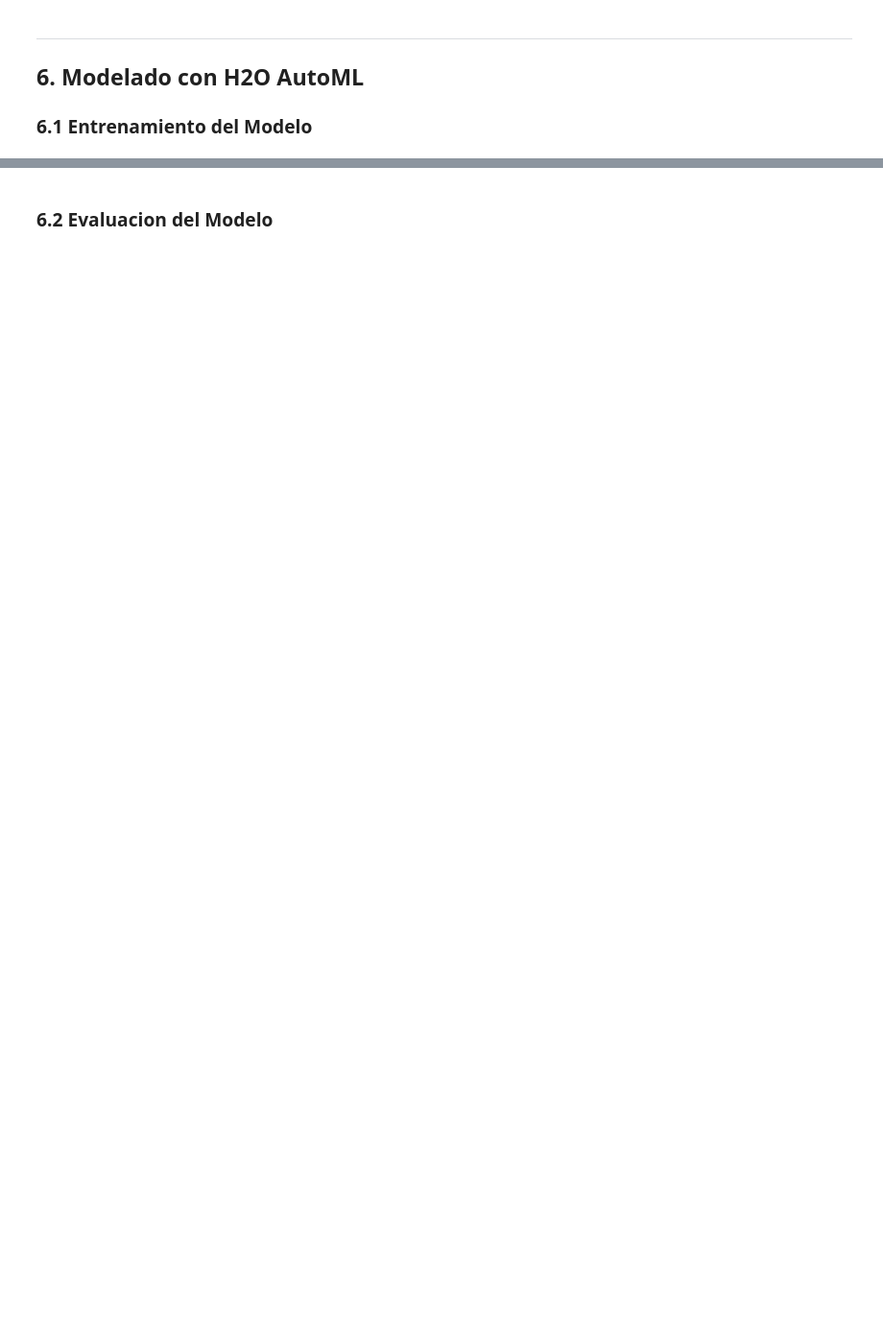
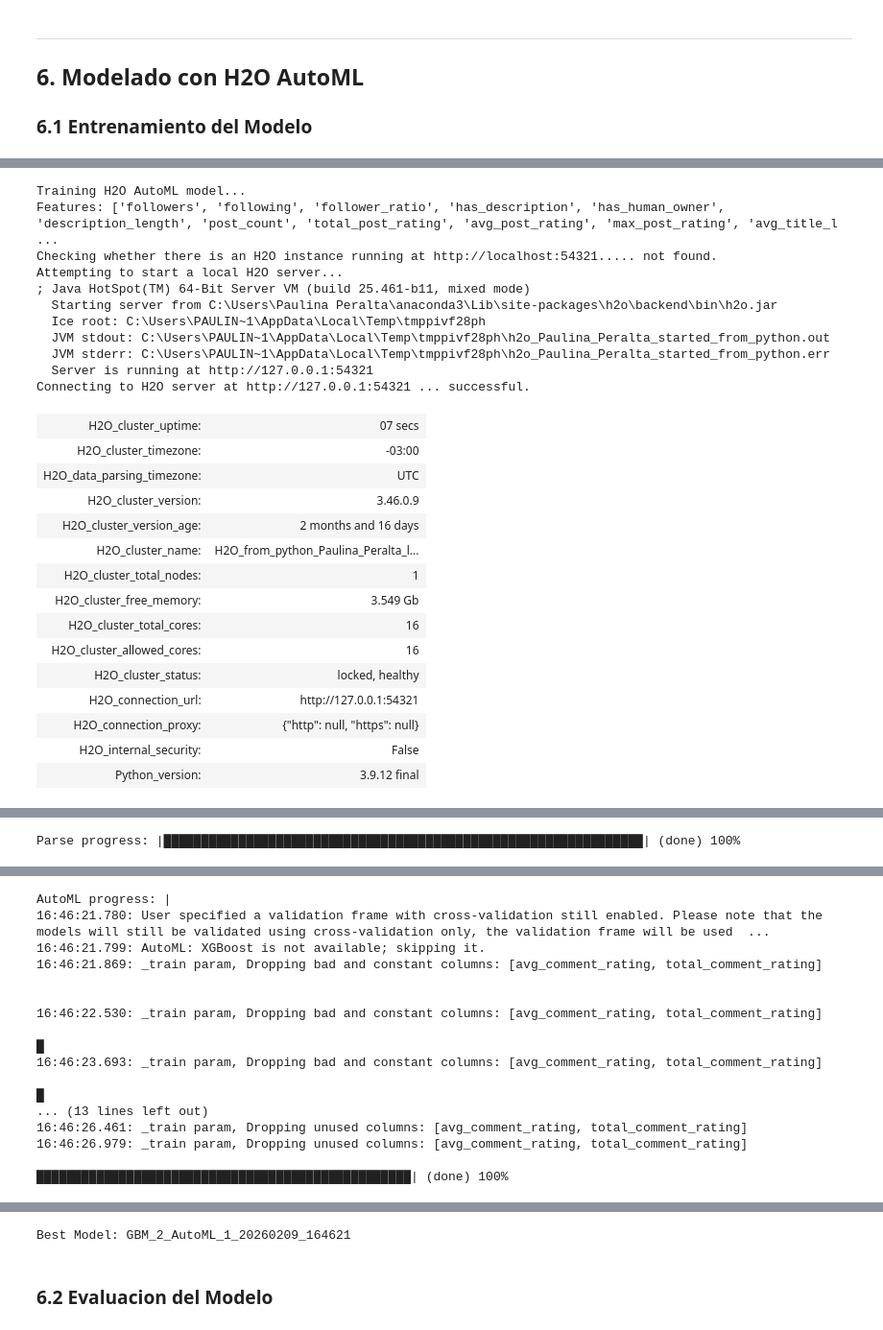
Before and after one commit to PaulinaIA/moltbook-safety, a Jupyter notebook: notebooks/pipeline.ipynb, the cells around one changed output, grey strips where cells are left out. Shown at 96% size. Drawn from its saved outputs; the diff is of its cells as text; code cells hidden in the pictures; blank space fills up the shorter version.

```diff
--- a/notebooks/pipeline.ipynb
+++ b/notebooks/pipeline.ipynb
@@ -191,20 +287,39 @@ print(features_df.describe())
 # %%
 from src.models.trainer import H2OTrainer, FEATURE_COLUMNS
 
 # Initialize trainer
-trainer = H2OTrainer(
-    max_models=10,
-    max_runtime_secs=300,
-)
+trainer = H2OTrainer(max_models=10,max_runtime_secs=300,)
 
 # Train model
 print("Training H2O AutoML model...")
 print(f"Features: {FEATURE_COLUMNS}")
 
-results = trainer.train(
-    data=features_df,
-    target="karma",
-    features=FEATURE_COLUMNS,
-)
-
+results = trainer.train(data=features_df,target="karma",features=FEATURE_COLUMNS,)
 print(f"\nBest Model: {results['model_id']}")
+# %% [output]
+Training H2O AutoML model...
+Features: ['followers', 'following', 'follower_ratio', 'has_description', 'has_human_owner', 'description_length', 'post_count', 'total_post_rating', 'avg_post_rating', 'max_post_rating', 'avg_title_l ...
+Checking whether there is an H2O instance running at http://localhost:54321..... not found.
+Attempting to start a local H2O server...
+; Java HotSpot(TM) 64-Bit Server VM (build 25.461-b11, mixed mode)
+  Starting server from C:\Users\Paulina Peralta\anaconda3\Lib\site-packages\h2o\backend\bin\h2o.jar
+  Ice root: C:\Users\PAULIN~1\AppData\Local\Temp\tmppivf28ph
+  JVM stdout: C:\Users\PAULIN~1\AppData\Local\Temp\tmppivf28ph\h2o_Paulina_Peralta_started_from_python.out
+  JVM stderr: C:\Users\PAULIN~1\AppData\Local\Temp\tmppivf28ph\h2o_Paulina_Peralta_started_from_python.err
+  Server is running at http://127.0.0.1:54321
+Connecting to H2O server at http://127.0.0.1:54321 ... successful.
+| H2O_cluster_uptime: | 07 secs |
+| H2O_cluster_timezone: | -03:00 |
+| H2O_data_parsing_timezone: | UTC |
+| H2O_cluster_version: | 3.46.0.9 |
+| H2O_cluster_version_age: | 2 months and 16 days |
+| H2O_cluster_name: | H2O_from_python_Paulina_Peralta_l... |
+| H2O_cluster_total_nodes: | 1 |
+| H2O_cluster_free_memory: | 3.549 Gb |
+| H2O_cluster_total_cores: | 16 |
+| H2O_cluster_allowed_cores: | 16 |
+| H2O_cluster_status: | locked, healthy |
+| H2O_connection_url: | http://127.0.0.1:54321 |
+| H2O_connection_proxy: | {"http": null, "https": null} |
+| H2O_internal_security: | False |
+| Python_version: | 3.9.12 final |
@@ -210,0 +328 @@ print(f"\nBest Model: {results['model_id']}")
+Parse progress: |████████████████████████████████████████████████████████████████| (done) 100%
@@ -210,0 +330,17 @@ print(f"\nBest Model: {results['model_id']}")
+AutoML progress: |
+16:46:21.780: User specified a validation frame with cross-validation still enabled. Please note that the models will still be validated using cross-validation only, the validation frame will be used  ...
+16:46:21.799: AutoML: XGBoost is not available; skipping it.
+16:46:21.869: _train param, Dropping bad and constant columns: [avg_comment_rating, total_comment_rating]
+
+
+16:46:22.530: _train param, Dropping bad and constant columns: [avg_comment_rating, total_comment_rating]
+
+█
+16:46:23.693: _train param, Dropping bad and constant columns: [avg_comment_rating, total_comment_rating]
+
+█
+... (13 lines left out)
+16:46:26.461: _train param, Dropping unused columns: [avg_comment_rating, total_comment_rating]
+16:46:26.979: _train param, Dropping unused columns: [avg_comment_rating, total_comment_rating]
+
+██████████████████████████████████████████████████| (done) 100%
@@ -211,3 +349,4 @@ print(f"\nBest Model: {results['model_id']}")
+Best Model: GBM_2_AutoML_1_20260209_164621
 # %% [markdown]
 ### 6.2 Evaluacion del Modelo
 # %%
```
Also changed, not shown: parts of 17 cells of this notebook.
